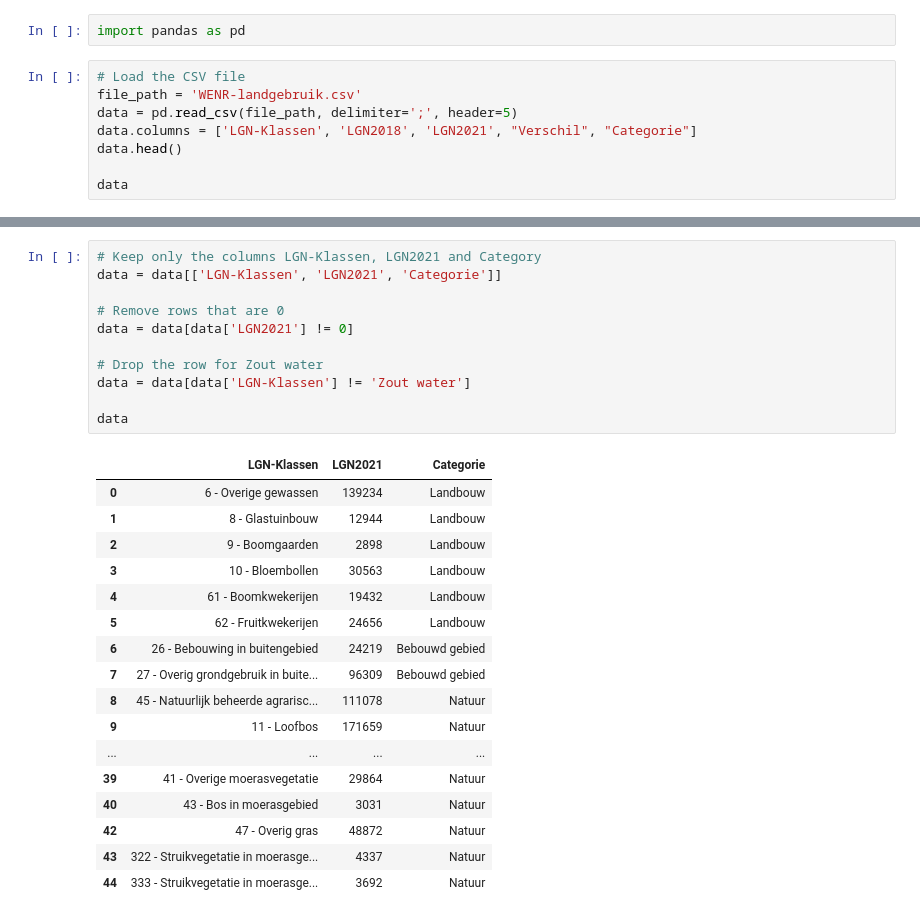
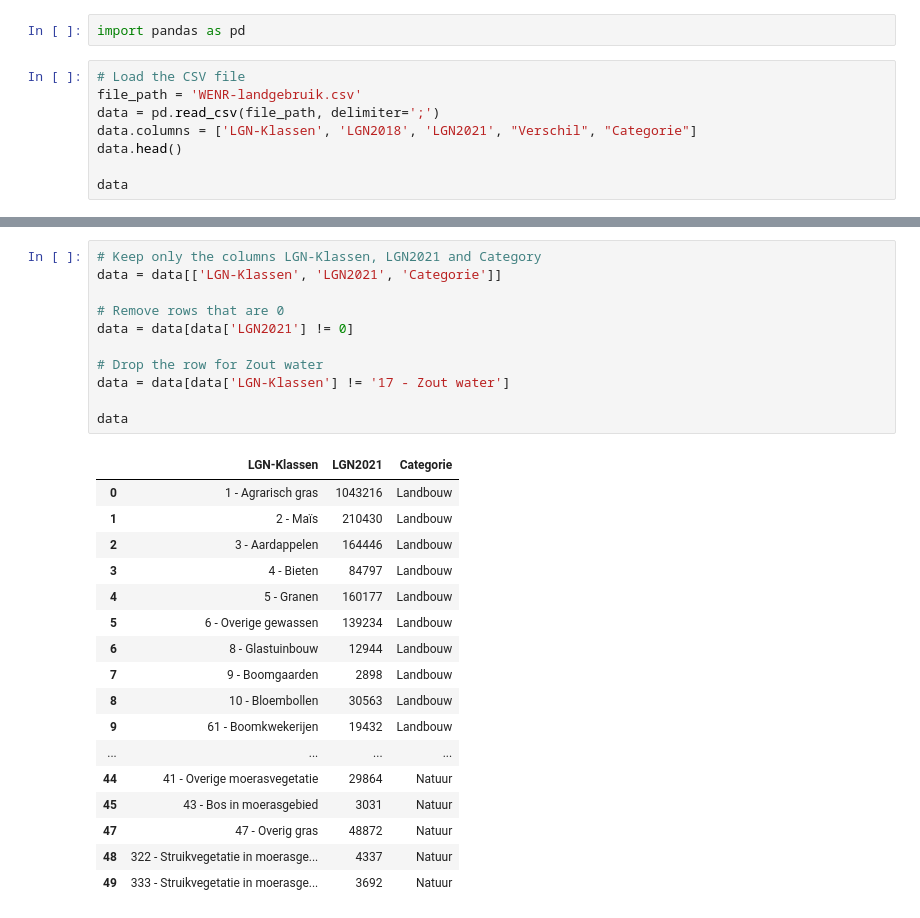
Before and after one commit to vnglst/onsland, a Jupyter notebook: WENR-landgebruik.ipynb, the cells around one changed output, grey strips where cells are left out. Saved outputs shown, nothing was run; the diff lists cells and outputs as text.

```diff
--- a/WENR-landgebruik.ipynb
+++ b/WENR-landgebruik.ipynb
@@ -3,7 +3,7 @@ import pandas as pd
 # %%
 # Load the CSV file
 file_path = 'WENR-landgebruik.csv'
-data = pd.read_csv(file_path, delimiter=';', header=5)
+data = pd.read_csv(file_path, delimiter=';')
 data.columns = ['LGN-Klassen', 'LGN2018', 'LGN2021', "Verschil", "Categorie"]
 data.head()
 
@@ -29,32 +29,32 @@ data
 # %%
 # Keep only the columns LGN-Klassen, LGN2021 and Category
 data = data[['LGN-Klassen', 'LGN2021', 'Categorie']]
 
 # Remove rows that are 0
 data = data[data['LGN2021'] != 0]
 
 # Drop the row for Zout water
-data = data[data['LGN-Klassen'] != 'Zout water']
+data = data[data['LGN-Klassen'] != '17 - Zout water']
 
 data
 # %% [output]
 |  | LGN-Klassen | LGN2021 | Categorie |
-| 0 | 6 - Overige gewassen | 139234 | Landbouw |
-| 1 | 8 - Glastuinbouw | 12944 | Landbouw |
-| 2 | 9 - Boomgaarden | 2898 | Landbouw |
-| 3 | 10 - Bloembollen | 30563 | Landbouw |
-| 4 | 61 - Boomkwekerijen | 19432 | Landbouw |
-| 5 | 62 - Fruitkwekerijen | 24656 | Landbouw |
-| 6 | 26 - Bebouwing in buitengebied | 24219 | Bebouwd gebied |
-| 7 | 27 - Overig grondgebruik in buite... | 96309 | Bebouwd gebied |
-| 8 | 45 - Natuurlijk beheerde agrarisc... | 111078 | Natuur |
-| 9 | 11 - Loofbos | 171659 | Natuur |
+| 0 | 1 - Agrarisch gras | 1043216 | Landbouw |
+| 1 | 2 - Maïs | 210430 | Landbouw |
+| 2 | 3 - Aardappelen | 164446 | Landbouw |
+| 3 | 4 - Bieten | 84797 | Landbouw |
+| 4 | 5 - Granen | 160177 | Landbouw |
+| 5 | 6 - Overige gewassen | 139234 | Landbouw |
+| 6 | 8 - Glastuinbouw | 12944 | Landbouw |
+| 7 | 9 - Boomgaarden | 2898 | Landbouw |
+| 8 | 10 - Bloembollen | 30563 | Landbouw |
+| 9 | 61 - Boomkwekerijen | 19432 | Landbouw |
 | ... | ... | ... | ... |
-| 39 | 41 - Overige moerasvegetatie | 29864 | Natuur |
-| 40 | 43 - Bos in moerasgebied | 3031 | Natuur |
-| 42 | 47 - Overig gras | 48872 | Natuur |
-| 43 | 322 - Struikvegetatie in moerasge... | 4337 | Natuur |
-| 44 | 333 - Struikvegetatie in moerasge... | 3692 | Natuur |
+| 44 | 41 - Overige moerasvegetatie | 29864 | Natuur |
+| 45 | 43 - Bos in moerasgebied | 3031 | Natuur |
+| 47 | 47 - Overig gras | 48872 | Natuur |
+| 48 | 322 - Struikvegetatie in moerasge... | 4337 | Natuur |
+| 49 | 333 - Struikvegetatie in moerasge... | 3692 | Natuur |
 # %%
 # Sum all the areas
 total_area = data['LGN2021'].sum()
```
Also changed, not shown: parts of 6 cells of this notebook, 2 other files.
